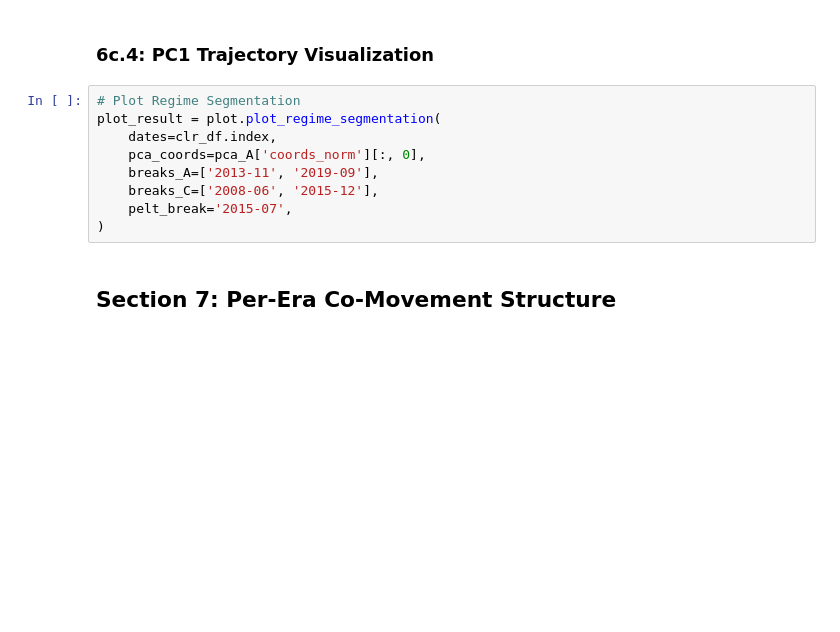
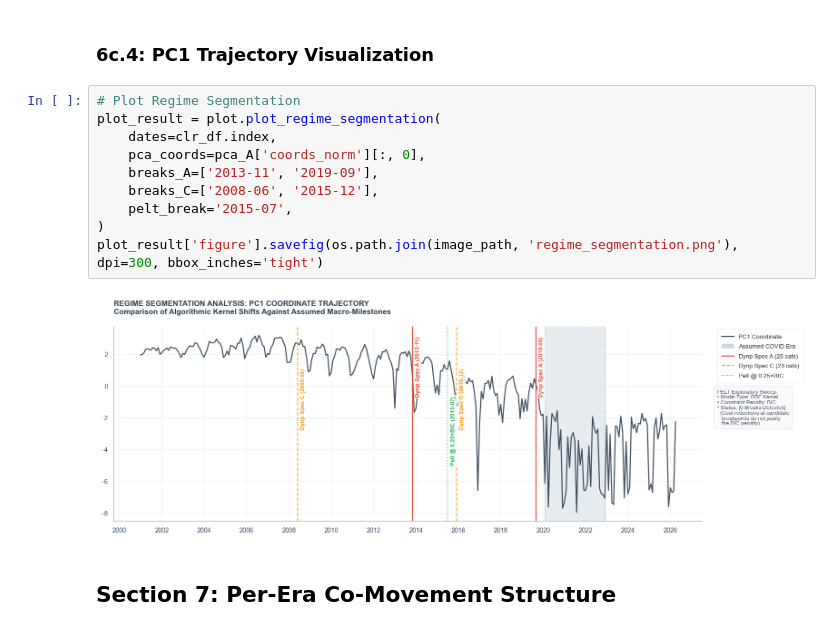
Before and after one commit to SirErikPak/ChicagoCrimeCompositionAnalysis, a Jupyter notebook: notebook/ChicagoCrimeDetection.ipynb, the cells around one changed output. Saved outputs shown, nothing was run; the diff lists cells and outputs as text; blank space fills up the shorter version.

```diff
--- a/notebook/ChicagoCrimeDetection.ipynb
+++ b/notebook/ChicagoCrimeDetection.ipynb
@@ -1109,12 +1593,15 @@ for ms in [12, 18, 24, 36]:
 # %%
 # Plot Regime Segmentation
 plot_result = plot.plot_regime_segmentation(
     dates=clr_df.index,
     pca_coords=pca_A['coords_norm'][:, 0],
     breaks_A=['2013-11', '2019-09'],
     breaks_C=['2008-06', '2015-12'],
     pelt_break='2015-07',
 )
+plot_result['figure'].savefig(os.path.join(image_path, 'regime_segmentation.png'), dpi=300, bbox_inches='tight')
+# %% [output]
+[figure, added]
 # %% [markdown]
 ## Section 7: Per-Era Co-Movement Structure
 # %% [markdown]
```
Also changed, not shown: parts of 51 cells of this notebook.
